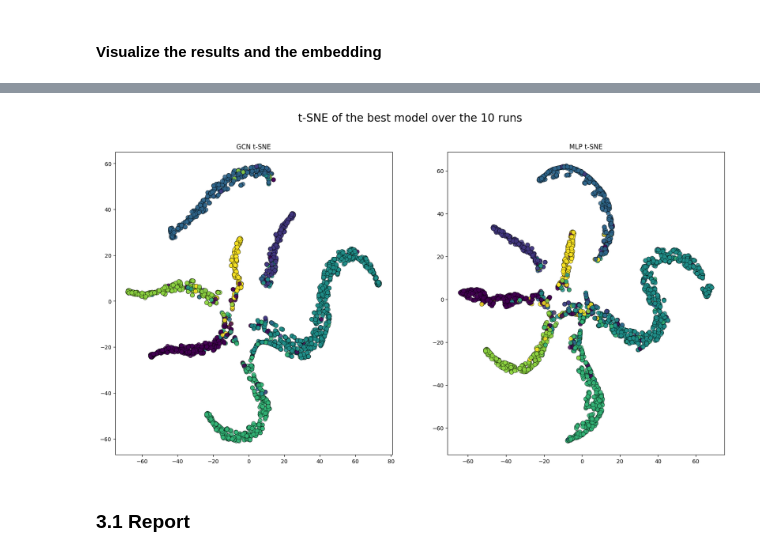
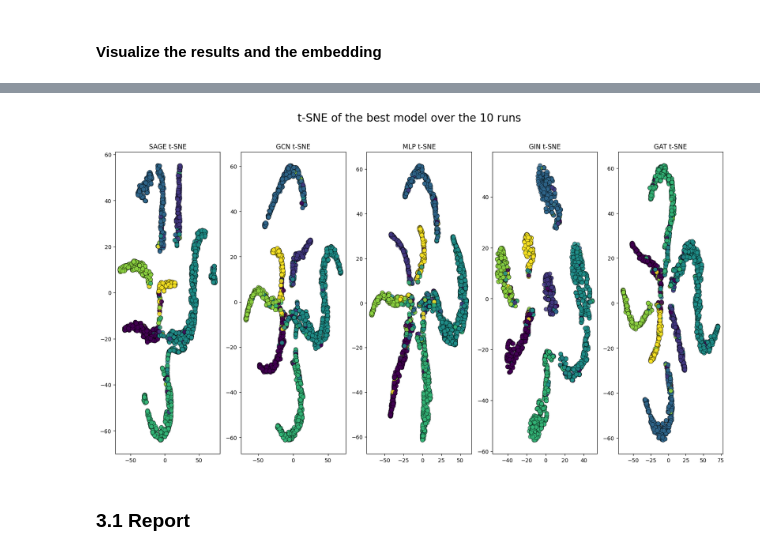
Before and after one commit to igl35/master-ua, a Jupyter notebook: Machine learning/Node_classification.ipynb, the cells around one changed output, grey strips where cells are left out. Saved outputs shown, nothing was run; the diff lists cells and outputs as text; code cells hidden in the pictures.

```diff
--- a/Machine learning/Node_classification.ipynb
+++ b/Machine learning/Node_classification.ipynb
@@ -544,34 +574,76 @@ ValueError: Dimensions of labels and X must be compatible
 # %%
 from sklearn.manifold import TSNE
 # Let's see the embedding of the best model over the 10 runs
 # First model is GCN, second model is MLP
 # GCN
-out_gcn = global_best_models[0][0](data.x, data.edge_index) # Get the output of the model with the entire dataset
+#out_gcn = global_best_models[0][0](data.x, data.edge_index) # Get the output of the model with the entire dataset
 '''
     Arguments of TSNE:
         * n_components: The dimension of the embedded space.
         * random_state: The seed to use for the t-SNE algorithm.
     Returns:
         * tsne_obj: The t-SNE embedding of the nodes.
 '''
+# tsne = TSNE(n_components=2, random_state=12345)
+# tsne_gcn_results = tsne.fit_transform(out_gcn.detach().cpu().numpy())
+# # MLP
+# out_mlp = global_best_models[1][0](data.x, data.edge_index) # Get the output of the model with the entire dataset
+# tsne = TSNE(n_components=2, random_state=12345)
+# tsne_mlp_results = tsne.fit_transform(out_mlp.detach().cpu().numpy())
+# # Plot the results
+# fig,axs = plt.subplots(1,2,figsize=(20,10))
+# axs[0].set_title('GCN t-SNE')
+# axs[0].scatter(tsne_gcn_results[:,0],tsne_gcn_results[:,1],c=data.y.cpu(),cmap='viridis',s=60,alpha=0.85,edgecolors='black',linewidths=0.5)
+
+# axs[1].set_title('MLP t-SNE')
+# axs[1].scatter(tsne_mlp_results[:,0],tsne_mlp_results[:,1],c=data.y.cpu(),cmap='viridis',s=60,alpha=0.85,edgecolors='black',linewidths=0.5)
+
+# fig.suptitle('t-SNE of the best model over the 10 runs',fontsize=20)
+# fig.show()
+
+# Realiza el anterior código para [SAGE(), GCN(), MLP(), GIN(), GAT()]
+
+out_sage = global_best_models[0][0](data.x, data.edge_index) # Get the output of the model with the entire dataset
+tsne = TSNE(n_components=2, random_state=12345)
+tsne_sage_results = tsne.fit_transform(out_sage.detach().cpu().numpy())
+
+out_gcn = global_best_models[1][0](data.x, data.edge_index) # Get the output of the model with the entire dataset
 tsne = TSNE(n_components=2, random_state=12345)
 tsne_gcn_results = tsne.fit_transform(out_gcn.detach().cpu().numpy())
-# MLP
-out_mlp = global_best_models[1][0](data.x, data.edge_index) # Get the output of the model with the entire dataset
+
+out_mlp = global_best_models[2][0](data.x, data.edge_index) # Get the output of the model with the entire dataset
 tsne = TSNE(n_components=2, random_state=12345)
 tsne_mlp_results = tsne.fit_transform(out_mlp.detach().cpu().numpy())
+
+out_gin = global_best_models[3][0](data.x, data.edge_index) # Get the output of the model with the entire dataset
+tsne = TSNE(n_components=2, random_state=12345)
+tsne_gin_results = tsne.fit_transform(out_gin.detach().cpu().numpy())
+
+out_gat = global_best_models[4][0](data.x, data.edge_index) # Get the output of the model with the entire dataset
+tsne = TSNE(n_components=2, random_state=12345)
+tsne_gat_results = tsne.fit_transform(out_gat.detach().cpu().numpy())
+
 # Plot the results
-fig,axs = plt.subplots(1,2,figsize=(20,10))
-axs[0].set_title('GCN t-SNE')
-axs[0].scatter(tsne_gcn_results[:,0],tsne_gcn_results[:,1],c=data.y.cpu(),cmap='viridis',s=60,alpha=0.85,edgecolors='black',linewidths=0.5)
+fig,axs = plt.subplots(1,5,figsize=(20,10))
+axs[0].set_title('SAGE t-SNE')
+axs[0].scatter(tsne_sage_results[:,0],tsne_sage_results[:,1],c=data.y.cpu(),cmap='viridis',s=60,alpha=0.85,edgecolors='black',linewidths=0.5)
 
-axs[1].set_title('MLP t-SNE')
-axs[1].scatter(tsne_mlp_results[:,0],tsne_mlp_results[:,1],c=data.y.cpu(),cmap='viridis',s=60,alpha=0.85,edgecolors='black',linewidths=0.5)
+axs[1].set_title('GCN t-SNE')
+axs[1].scatter(tsne_gcn_results[:,0],tsne_gcn_results[:,1],c=data.y.cpu(),cmap='viridis',s=60,alpha=0.85,edgecolors='black',linewidths=0.5)
+
+axs[2].set_title('MLP t-SNE')
+axs[2].scatter(tsne_mlp_results[:,0],tsne_mlp_results[:,1],c=data.y.cpu(),cmap='viridis',s=60,alpha=0.85,edgecolors='black',linewidths=0.5)
+
+axs[3].set_title('GIN t-SNE')
+axs[3].scatter(tsne_gin_results[:,0],tsne_gin_results[:,1],c=data.y.cpu(),cmap='viridis',s=60,alpha=0.85,edgecolors='black',linewidths=0.5)
+
+axs[4].set_title('GAT t-SNE')
+axs[4].scatter(tsne_gat_results[:,0],tsne_gat_results[:,1],c=data.y.cpu(),cmap='viridis',s=60,alpha=0.85,edgecolors='black',linewidths=0.5)
 
 fig.suptitle('t-SNE of the best model over the 10 runs',fontsize=20)
 fig.show()
 # %% [output]
-[figure, old version]
+[figure, new version]
 # %% [markdown]
 ### 3.1 Report
 # %% [markdown]
```
Also changed, not shown: parts of 3 cells of this notebook.
